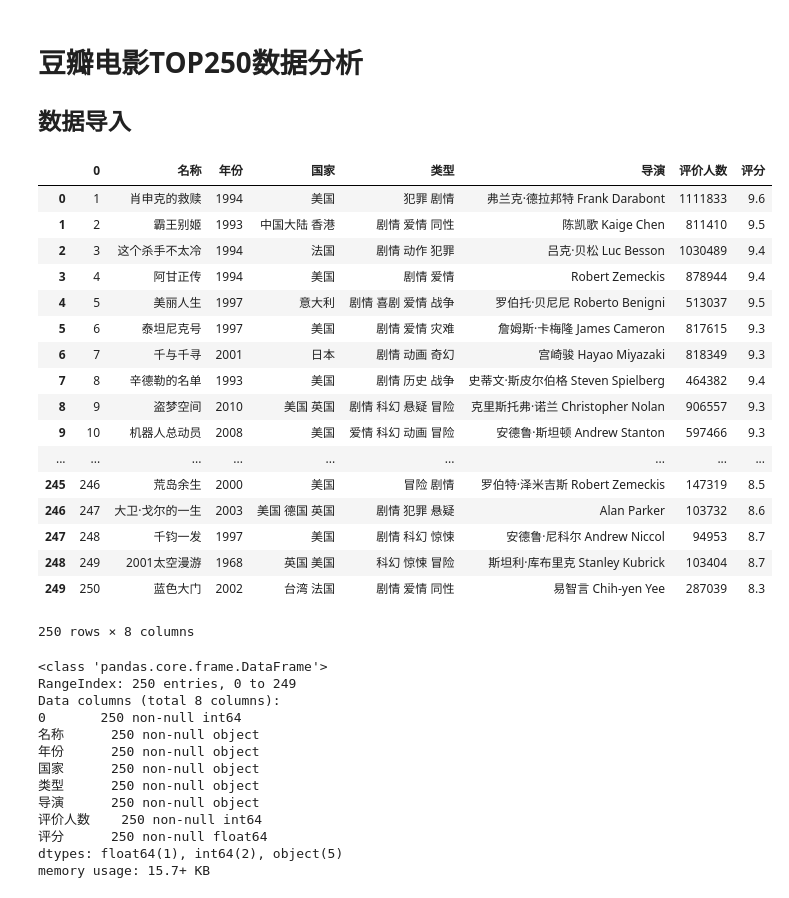
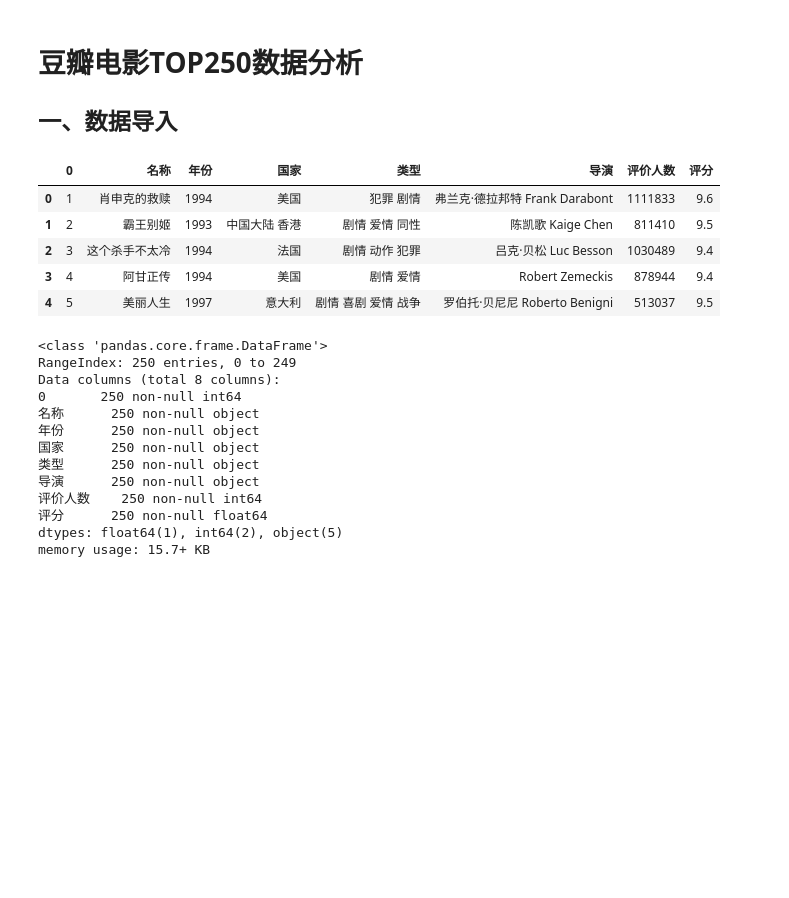
Before and after one commit to dta0502/douban-top250, a Jupyter notebook: top250-analyse.ipynb, the cells around one changed output. Cells and saved outputs as stored; diff of their text form; code cells hidden in the pictures; blank space fills up the shorter version.

```diff
--- a/top250-analyse.ipynb
+++ b/top250-analyse.ipynb
@@ -1,7 +1,7 @@
 # %% [markdown]
 # 豆瓣电影TOP250数据分析
 
-## 数据导入
+## 一、数据导入
 # %%
 import pandas as pd
 import matplotlib.pyplot as plt
@@ -9,25 +14,13 @@ import csv
 # %%
 df = pd.read_csv("top250_movie.csv",encoding = 'utf-8')
-df
+df.head()
 # %% [output]
 |  | 0 | 名称 | 年份 | 国家 | 类型 | 导演 | 评价人数 | 评分 |
 | 0 | 1 | 肖申克的救赎 | 1994 | 美国 | 犯罪 剧情 | 弗兰克·德拉邦特 Frank Darabont | 1111833 | 9.6 |
 | 1 | 2 | 霸王别姬 | 1993 | 中国大陆 香港 | 剧情 爱情 同性 | 陈凯歌 Kaige Chen | 811410 | 9.5 |
 | 2 | 3 | 这个杀手不太冷 | 1994 | 法国 | 剧情 动作 犯罪 | 吕克·贝松 Luc Besson | 1030489 | 9.4 |
 | 3 | 4 | 阿甘正传 | 1994 | 美国 | 剧情 爱情 | Robert Zemeckis | 878944 | 9.4 |
 | 4 | 5 | 美丽人生 | 1997 | 意大利 | 剧情 喜剧 爱情 战争 | 罗伯托·贝尼尼 Roberto Benigni | 513037 | 9.5 |
-| 5 | 6 | 泰坦尼克号 | 1997 | 美国 | 剧情 爱情 灾难 | 詹姆斯·卡梅隆 James Cameron | 817615 | 9.3 |
-| 6 | 7 | 千与千寻 | 2001 | 日本 | 剧情 动画 奇幻 | 宫崎骏 Hayao Miyazaki | 818349 | 9.3 |
-| 7 | 8 | 辛德勒的名单 | 1993 | 美国 | 剧情 历史 战争 | 史蒂文·斯皮尔伯格 Steven Spielberg | 464382 | 9.4 |
-| 8 | 9 | 盗梦空间 | 2010 | 美国 英国 | 剧情 科幻 悬疑 冒险 | 克里斯托弗·诺兰 Christopher Nolan | 906557 | 9.3 |
-| 9 | 10 | 机器人总动员 | 2008 | 美国 | 爱情 科幻 动画 冒险 | 安德鲁·斯坦顿 Andrew Stanton | 597466 | 9.3 |
-| ... | ... | ... | ... | ... | ... | ... | ... | ... |
-| 245 | 246 | 荒岛余生 | 2000 | 美国 | 冒险 剧情 | 罗伯特·泽米吉斯 Robert Zemeckis | 147319 | 8.5 |
-| 246 | 247 | 大卫·戈尔的一生 | 2003 | 美国 德国 英国 | 剧情 犯罪 悬疑 | Alan Parker | 103732 | 8.6 |
-| 247 | 248 | 千钧一发 | 1997 | 美国 | 剧情 科幻 惊悚 | 安德鲁·尼科尔 Andrew Niccol | 94953 | 8.7 |
-| 248 | 249 | 2001太空漫游 | 1968 | 英国 美国 | 科幻 惊悚 冒险 | 斯坦利·库布里克 Stanley Kubrick | 103404 | 8.7 |
-| 249 | 250 | 蓝色大门 | 2002 | 台湾 法国 | 剧情 爱情 同性 | 易智言 Chih-yen Yee | 287039 | 8.3 |
-250 rows × 8 columns
 # %%
 df.info()
 # %% [output]
```
Also changed, not shown: parts of 29 cells of this notebook.
